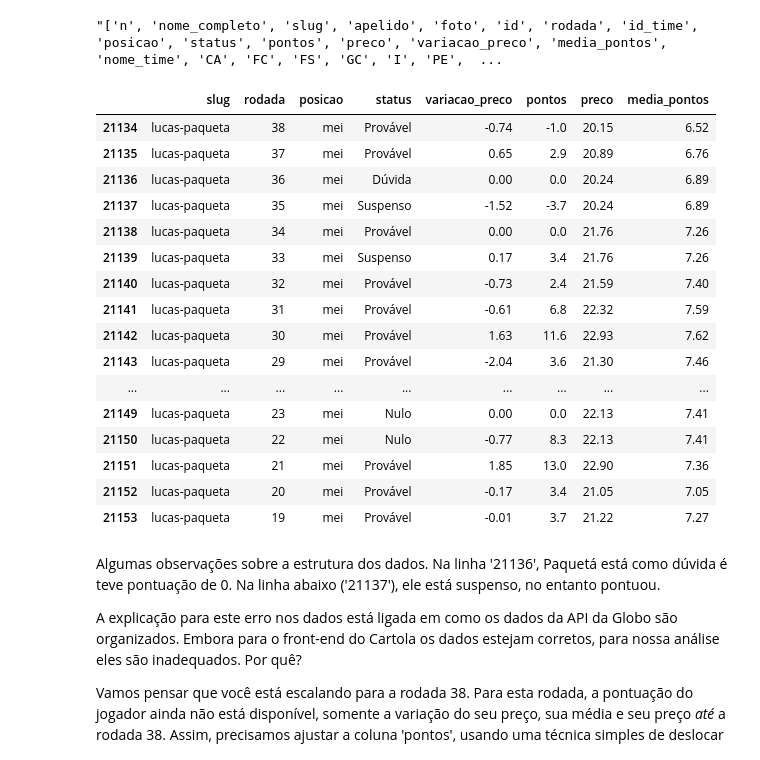
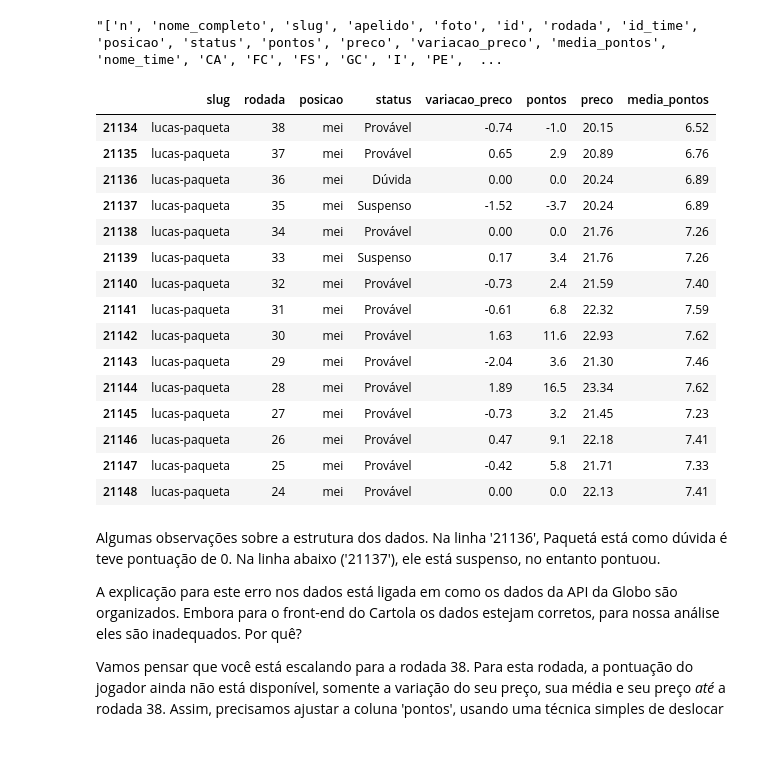
Before and after one commit to henriquepgomide/caRtola, a Jupyter notebook: src/python/desafio_valorizacao/Descobrindo o algoritmo de valorização do Cartola FC - Parte I.ipynb, the cells around one changed output. Cells and saved outputs as stored; diff of their text form; code cells hidden in the pictures.

```diff
--- a/src/python/desafio_valorizacao/# Descobrindo o algoritmo de valorização do Cartola FC - Parte I.ipynb
+++ b/src/python/desafio_valorizacao/Descobrindo o algoritmo de valorização do Cartola FC - Parte I.ipynb
@@ -41,25 +41,24 @@ dados = dados[['slug', 'rodada', 'posicao',
 # %%
 # Explorar dados de apenas um jogador
 paqueta = dados[dados.slug == 'lucas-paqueta']
-paqueta.head(n=20)
+paqueta.head(n=15)
 # %% [output]
 |  | slug | rodada | posicao | status | variacao_preco | pontos | preco | media_pontos |
 | 21134 | lucas-paqueta | 38 | mei | Provável | -0.74 | -1.0 | 20.15 | 6.52 |
 | 21135 | lucas-paqueta | 37 | mei | Provável | 0.65 | 2.9 | 20.89 | 6.76 |
 | 21136 | lucas-paqueta | 36 | mei | Dúvida | 0.00 | 0.0 | 20.24 | 6.89 |
 | 21137 | lucas-paqueta | 35 | mei | Suspenso | -1.52 | -3.7 | 20.24 | 6.89 |
 | 21138 | lucas-paqueta | 34 | mei | Provável | 0.00 | 0.0 | 21.76 | 7.26 |
 | 21139 | lucas-paqueta | 33 | mei | Suspenso | 0.17 | 3.4 | 21.76 | 7.26 |
 | 21140 | lucas-paqueta | 32 | mei | Provável | -0.73 | 2.4 | 21.59 | 7.40 |
 | 21141 | lucas-paqueta | 31 | mei | Provável | -0.61 | 6.8 | 22.32 | 7.59 |
 | 21142 | lucas-paqueta | 30 | mei | Provável | 1.63 | 11.6 | 22.93 | 7.62 |
 | 21143 | lucas-paqueta | 29 | mei | Provável | -2.04 | 3.6 | 21.30 | 7.46 |
-| ... | ... | ... | ... | ... | ... | ... | ... | ... |
-| 21149 | lucas-paqueta | 23 | mei | Nulo | 0.00 | 0.0 | 22.13 | 7.41 |
-| 21150 | lucas-paqueta | 22 | mei | Nulo | -0.77 | 8.3 | 22.13 | 7.41 |
-| 21151 | lucas-paqueta | 21 | mei | Provável | 1.85 | 13.0 | 22.90 | 7.36 |
-| 21152 | lucas-paqueta | 20 | mei | Provável | -0.17 | 3.4 | 21.05 | 7.05 |
-| 21153 | lucas-paqueta | 19 | mei | Provável | -0.01 | 3.7 | 21.22 | 7.27 |
+| 21144 | lucas-paqueta | 28 | mei | Provável | 1.89 | 16.5 | 23.34 | 7.62 |
+| 21145 | lucas-paqueta | 27 | mei | Provável | -0.73 | 3.2 | 21.45 | 7.23 |
+| 21146 | lucas-paqueta | 26 | mei | Provável | 0.47 | 9.1 | 22.18 | 7.41 |
+| 21147 | lucas-paqueta | 25 | mei | Provável | -0.42 | 5.8 | 21.71 | 7.33 |
+| 21148 | lucas-paqueta | 24 | mei | Provável | 0.00 | 0.0 | 22.13 | 7.41 |
 # %% [markdown]
 Algumas observações sobre a estrutura dos dados. Na linha '21136', Paquetá está como dúvida é teve pontuação de 0. Na linha abaixo ('21137'), ele está suspenso, no entanto pontuou.
 
```
Also changed, not shown: parts of 3 cells of this notebook, 3 other files.
